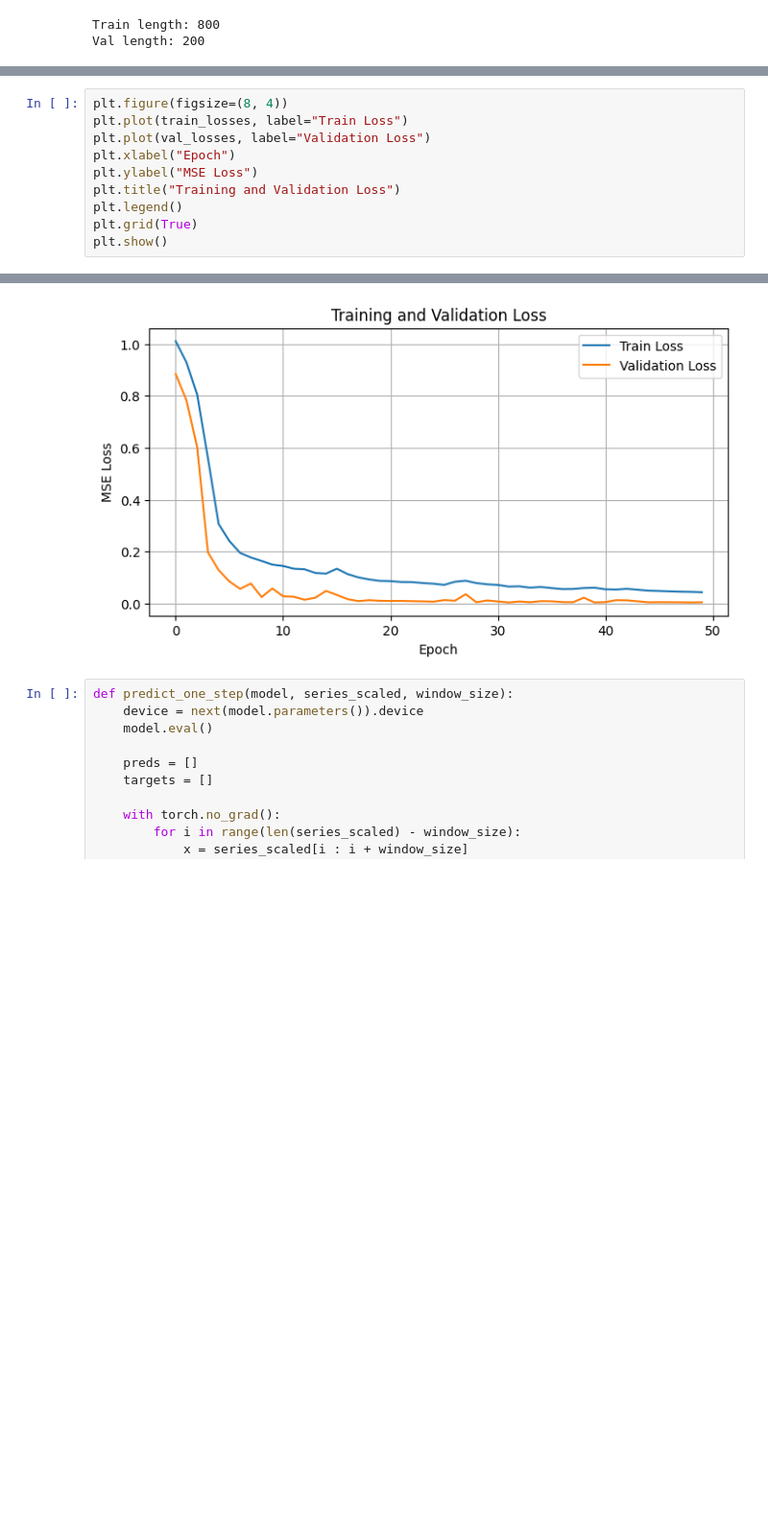
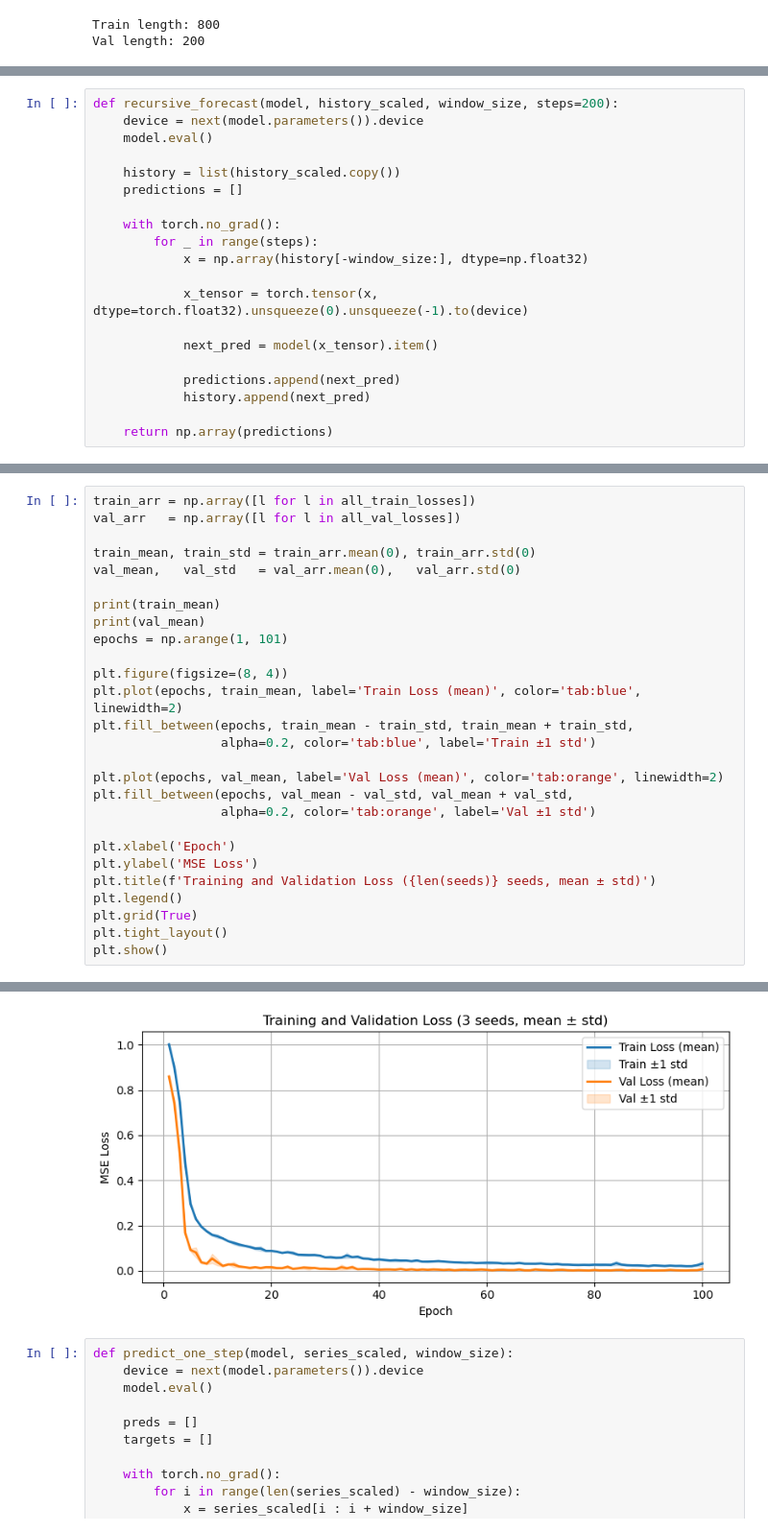
Before and after one commit to Liuian/UU_Deep_Learning, a Jupyter notebook: demo_hu.ipynb, the cells around one changed output, grey strips where cells are left out. Shown at 96% size. Cells and saved outputs as stored; diff of their text form; blank space fills up the shorter version.

```diff
--- a/demo_hu.ipynb
+++ b/demo_hu.ipynb
@@ -179,3 +169,23 @@ def train_gru(
     model.load_state_dict(best_model_state)
 
     return model, train_losses, val_losses, best_val_loss
+# %%
+def recursive_forecast(model, history_scaled, window_size, steps=200):
+    device = next(model.parameters()).device
+    model.eval()
+
+    history = list(history_scaled.copy())
+    predictions = []
+
+    with torch.no_grad():
+        for _ in range(steps):
+            x = np.array(history[-window_size:], dtype=np.float32)
+
+            x_tensor = torch.tensor(x, dtype=torch.float32).unsqueeze(0).unsqueeze(-1).to(device)
+
+            next_pred = model(x_tensor).item()
+
+            predictions.append(next_pred)
+            history.append(next_pred)
+
+    return np.array(predictions)
@@ -216,11 +305,28 @@ Best validation loss: 0.004525780004474359
 # %%
+train_arr = np.array([l for l in all_train_losses])
+val_arr   = np.array([l for l in all_val_losses])
+
+train_mean, train_std = train_arr.mean(0), train_arr.std(0)
+val_mean,   val_std   = val_arr.mean(0),   val_arr.std(0)
+
+print(train_mean)
+print(val_mean)
+epochs = np.arange(1, 101)
+
 plt.figure(figsize=(8, 4))
-plt.plot(train_losses, label="Train Loss")
-plt.plot(val_losses, label="Validation Loss")
-plt.xlabel("Epoch")
-plt.ylabel("MSE Loss")
-plt.title("Training and Validation Loss")
+plt.plot(epochs, train_mean, label='Train Loss (mean)', color='tab:blue', linewidth=2)
+plt.fill_between(epochs, train_mean - train_std, train_mean + train_std,
+                 alpha=0.2, color='tab:blue', label='Train ±1 std')
+
+plt.plot(epochs, val_mean, label='Val Loss (mean)', color='tab:orange', linewidth=2)
+plt.fill_between(epochs, val_mean - val_std, val_mean + val_std,
+                 alpha=0.2, color='tab:orange', label='Val ±1 std')
+
+plt.xlabel('Epoch')
+plt.ylabel('MSE Loss')
+plt.title(f'Training and Validation Loss ({len(seeds)} seeds, mean ± std)')
 plt.legend()
 plt.grid(True)
+plt.tight_layout()
 plt.show()
 # %% [output]
@@ -227,4 +350,4 @@ plt.show()
-[figure, old version]
+[figure, new version]
 # %%
 def predict_one_step(model, series_scaled, window_size):
     device = next(model.parameters()).device
```
Also changed, not shown: parts of 13 cells of this notebook.
